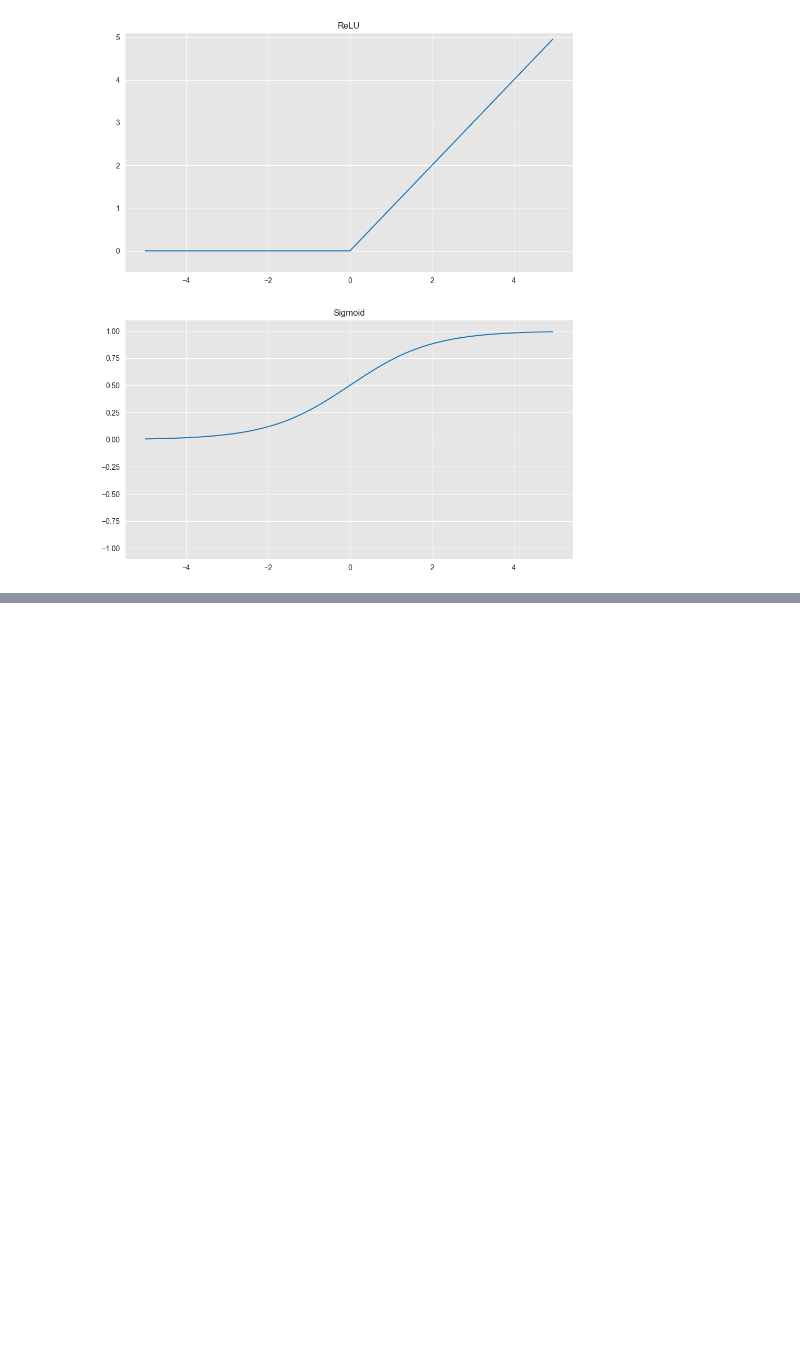
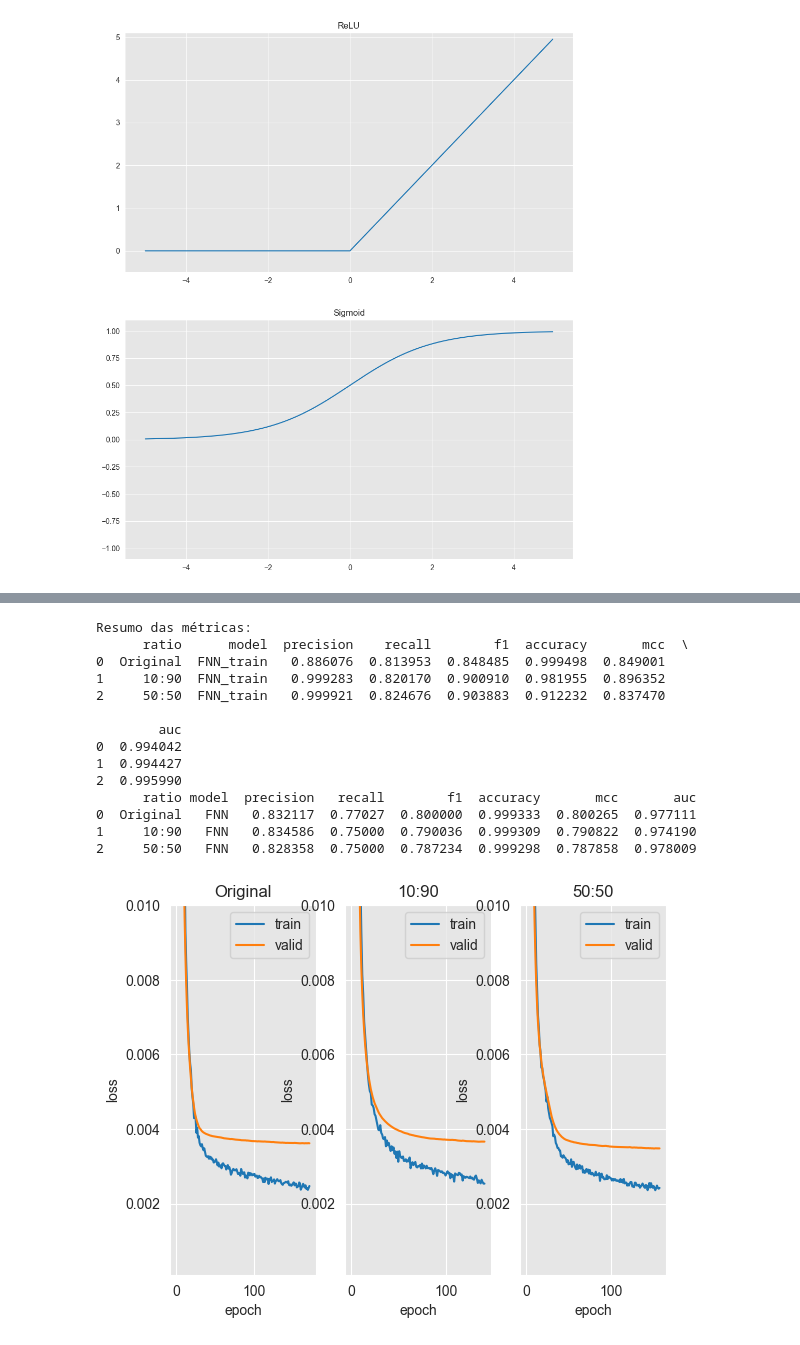
Before and after one commit to iopebiel/machine_learning_fraud_credit_card, a Jupyter notebook: neuralNetwork/FNN.ipynb, the cells around one changed output, grey strips where cells are left out. Drawn from its saved outputs; the diff is of its cells as text; code cells hidden in the pictures; blank space fills up the shorter version.

```diff
--- a/neuralNetwork/FNN.ipynb
+++ b/neuralNetwork/FNN.ipynb
@@ -371,7 +582,4 @@ plt.ylim([0.01,0.06])
 # %%
-summary_rows = []
-roc_data = {}
-
 print('SMOTE-ENN 50 : 50')
 smt = SMOTEENN(random_state=42)
 X_train_sm_5050, y_train_sm_5050 = smt.fit_resample(X_train, y_train)
@@ -380,9 +588,16 @@ print('Depois do SMOTE-ENN:', counter)
 
 print('Amostra balanceada:', np.bincount(y_train_sm_5050.astype(int)))
 
-model,training_execution_time_sm_5050,train_losses_sm_5050,valid_losses_sm_5050 = train_pytorch_mlp(X_train, y_train, X_test, y_test, input_size=X_train.shape[1], apply_early_stopping=True)
+model,training_execution_time_sm_5050,train_losses_sm_5050,valid_losses_sm_5050 = train_pytorch_mlp(X_train, y_train, X_test, y_test, input_size=X_train.shape[1], apply_early_stopping=True, hidden_layers=[64,32])
+y_proba_train_sm_5050 = predict_pytorch(model, DEVICE, X_train_sm_5050)
+y_pred_train_sm_5050 = (y_proba_train_sm_5050 >= 0.5).astype(int)
+y_proba = predict_pytorch(model, DEVICE, X_test)
+y_pred = (y_proba >= 0.5).astype(int)
 
 print(training_execution_time_sm_5050)
+metricsTrain = compute_metrics(y_train_sm_5050, y_pred_train_sm_5050, y_proba_train_sm_5050)
+summary_rows_train.append(dict(ratio=f"{50}:{50}", model='FNN_train', **metricsTrain))
 metrics = compute_metrics(y_test, y_pred, y_proba)
 summary_rows.append(dict(ratio=f"{50}:{50}", model='FNN', **metrics))
+roc_data[f"{50}:{50}"] = y_proba_train
 roc_data[f"{50}:{50}"] = y_proba
@@ -393,3 +622,6 @@ print(summary_df)
+# %%
+summary_df_train = pd.DataFrame(summary_rows_train)
+summary_df = pd.DataFrame(summary_rows)
 # %%
 last_ratio = list(roc_data.keys())[-1]
 plt.figure(figsize=(8,6))
@@ -406,21 +640,50 @@ plt.show()
 # %%
-plt.subplot(1, 2, 1)
+plt.subplot(1, 3, 1)
 plt.plot(np.arange(len(train_losses))+1, train_losses)
 plt.plot(np.arange(len(valid_losses))+1, valid_losses)
 plt.title("Original")
 plt.xlabel('epoch')
 plt.ylabel('loss')
 plt.legend(['train','valid'])
-plt.ylim([0.01,0.06])
+plt.ylim(0.0001,0.01)
 
-plt.subplot(1, 2, 2)
-plt.plot(np.arange(len(train_losses_sm_5050))+1, train_losses_sm_5050)
-plt.plot(np.arange(len(valid_losses_sm_5050))+1, valid_losses_sm_5050)
-plt.title("5050")
+plt.subplot(1, 3, 2)
+plt.plot(np.arange(len(train_losses_sm_1090))+1, train_losses_sm_1090)
+plt.plot(np.arange(len(valid_losses_sm_1090))+1, valid_losses_sm_1090)
+plt.title("10:90")
 plt.xlabel('epoch')
 plt.ylabel('loss')
 plt.legend(['train','valid'])
-plt.ylim([0.01,0.06])
+plt.ylim(0.0001,0.01)
+
+plt.subplot(1, 3, 3)
+plt.plot(np.arange(len(train_losses_sm_5050))+1, train_losses_sm_5050)
+plt.plot(np.arange(len(valid_losses_sm_5050))+1, valid_losses_sm_5050)
+plt.title("50:50")
+plt.xlabel('epoch')
+plt.ylabel('loss')
+plt.legend(['train','valid'])
+plt.ylim(0.0001,0.01)
+
+print('\nResumo das métricas:')
+print(summary_df_train)
+print(summary_df)
+# %% [output]
+Resumo das métricas:
+      ratio      model  precision    recall        f1  accuracy       mcc  \
+0  Original  FNN_train   0.886076  0.813953  0.848485  0.999498  0.849001
+1     10:90  FNN_train   0.999283  0.820170  0.900910  0.981955  0.896352
+2     50:50  FNN_train   0.999921  0.824676  0.903883  0.912232  0.837470
+
+        auc
+0  0.994042
+1  0.994427
+2  0.995990
+      ratio model  precision   recall        f1  accuracy       mcc       auc
+0  Original   FNN   0.832117  0.77027  0.800000  0.999333  0.800265  0.977111
+1     10:90   FNN   0.834586  0.75000  0.790036  0.999309  0.790822  0.974190
+2     50:50   FNN   0.828358  0.75000  0.787234  0.999298  0.787858  0.978009
+[figure, added]
 # %%
 summary_df.to_csv('fnn_results_summary.csv', index=False)
 print('Resultados salvos em fnn_results_summary.csv')
```
Also changed, not shown: parts of 18 cells of this notebook.
